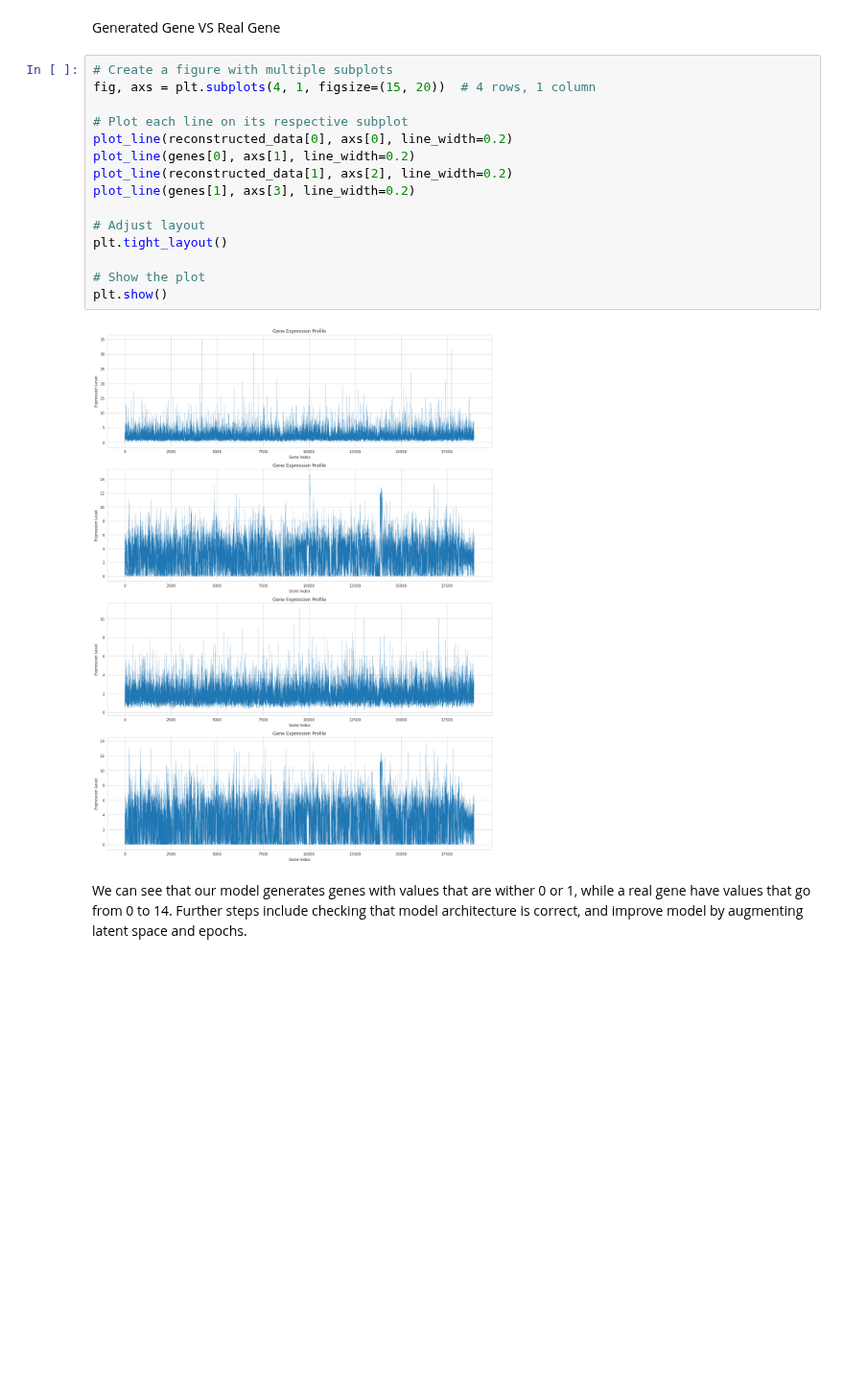
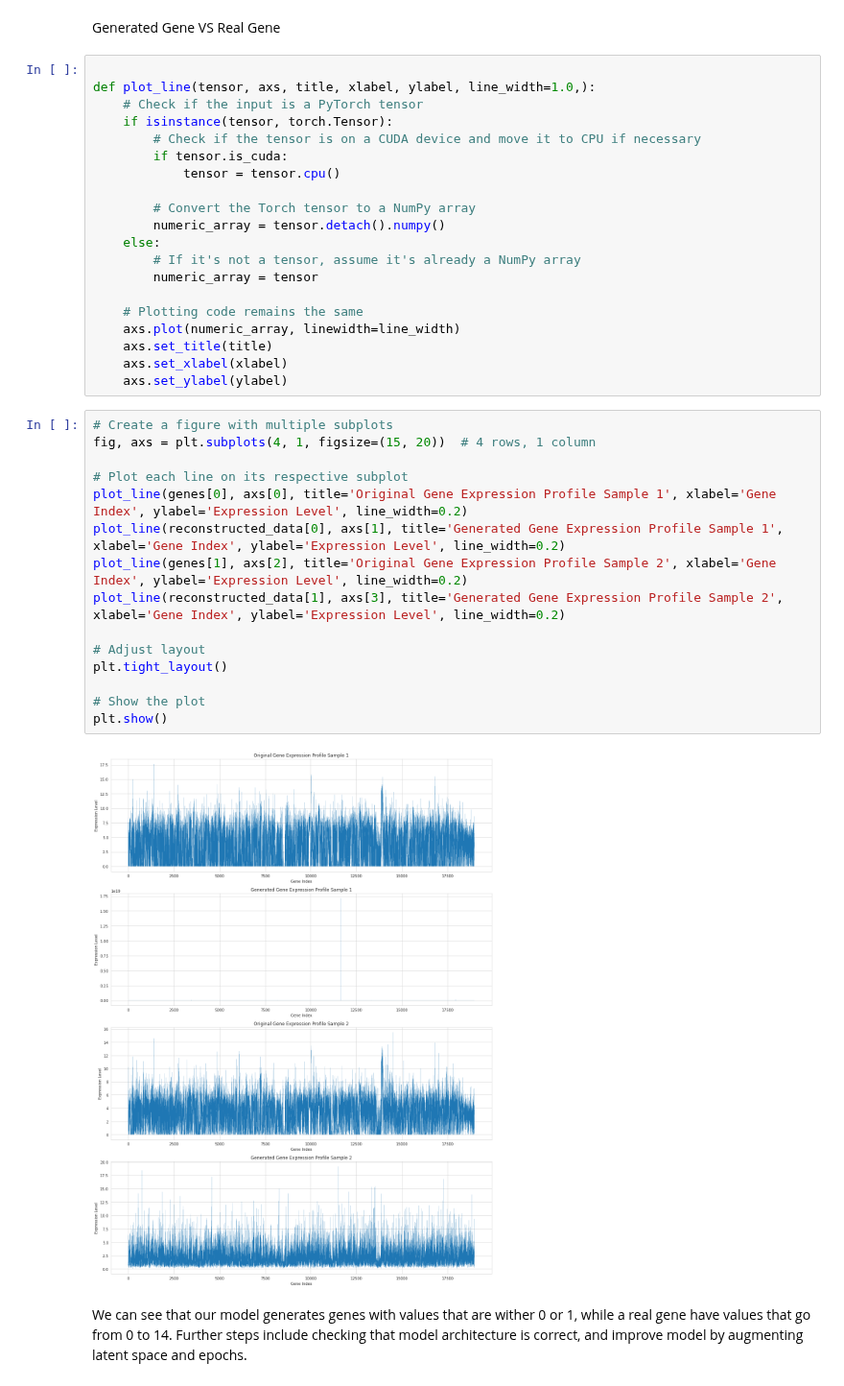
Before and after one commit to notaiax/Prediction-of-protein-isoforms-using-semi-supervised-learning, a Jupyter notebook: VAE/aiax VAE (test) .ipynb, the cells around one changed output. Shown at 96% size. Drawn from its saved outputs; the diff is of its cells as text; blank space fills up the shorter version.

```diff
--- a/VAE/aiax VAE (test) .ipynb
+++ b/VAE/aiax VAE (test) .ipynb
@@ -690,23 +691,43 @@ torch.Size([64, 18965])
 ### Plot VAE data
 # %% [markdown]
 Generated Gene VS Real Gene
+# %%
+
+def plot_line(tensor, axs, title, xlabel, ylabel, line_width=1.0,):
+    # Check if the input is a PyTorch tensor
+    if isinstance(tensor, torch.Tensor):
+        # Check if the tensor is on a CUDA device and move it to CPU if necessary
+        if tensor.is_cuda:
+            tensor = tensor.cpu()
+
+        # Convert the Torch tensor to a NumPy array
+        numeric_array = tensor.detach().numpy()
+    else:
+        # If it's not a tensor, assume it's already a NumPy array
+        numeric_array = tensor
+
+    # Plotting code remains the same
+    axs.plot(numeric_array, linewidth=line_width)
+    axs.set_title(title)
+    axs.set_xlabel(xlabel)
+    axs.set_ylabel(ylabel)
 # %%
 # Create a figure with multiple subplots
 fig, axs = plt.subplots(4, 1, figsize=(15, 20))  # 4 rows, 1 column
 
 # Plot each line on its respective subplot
-plot_line(reconstructed_data[0], axs[0], line_width=0.2)
-plot_line(genes[0], axs[1], line_width=0.2)
-plot_line(reconstructed_data[1], axs[2], line_width=0.2)
-plot_line(genes[1], axs[3], line_width=0.2)
+plot_line(genes[0], axs[0], title='Original Gene Expression Profile Sample 1', xlabel='Gene Index', ylabel='Expression Level', line_width=0.2)
+plot_line(reconstructed_data[0], axs[1], title='Generated Gene Expression Profile Sample 1', xlabel='Gene Index', ylabel='Expression Level', line_width=0.2)
+plot_line(genes[1], axs[2], title='Original Gene Expression Profile Sample 2', xlabel='Gene Index', ylabel='Expression Level', line_width=0.2)
+plot_line(reconstructed_data[1], axs[3], title='Generated Gene Expression Profile Sample 2', xlabel='Gene Index', ylabel='Expression Level', line_width=0.2)
 
 # Adjust layout
 plt.tight_layout()
 
 # Show the plot
 plt.show()
 # %% [output]
-[figure, old version]
+[figure, new version]
 # %% [markdown]
 We can see that our model generates genes with values that are wither 0 or 1, while a real gene have values that go from 0 to 14. Further steps include checking that model architecture is correct, and improve model by augmenting latent space and epochs.
 # %% [markdown]
```
Also changed, not shown: parts of 10 cells of this notebook, 1 other file.
